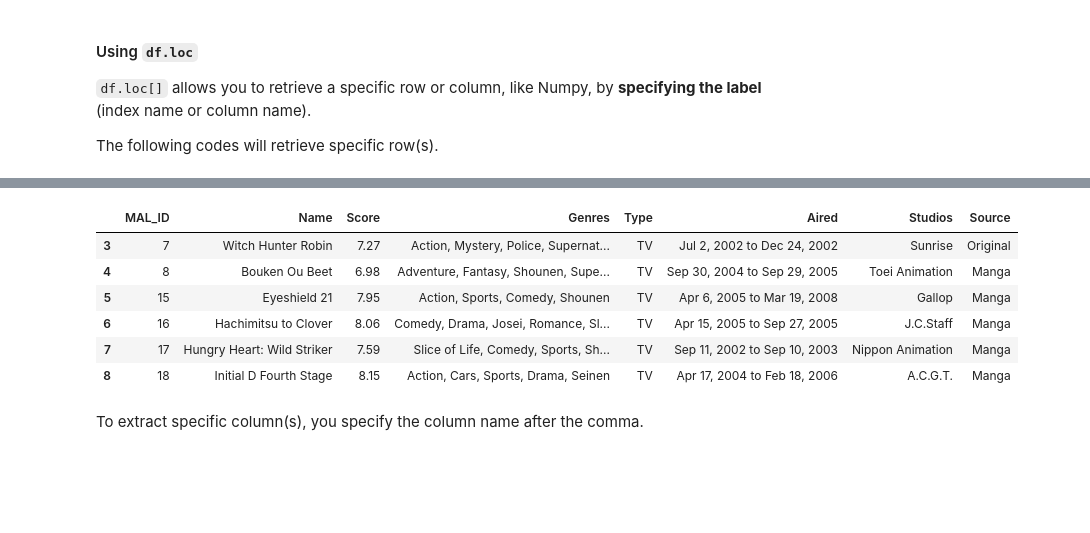
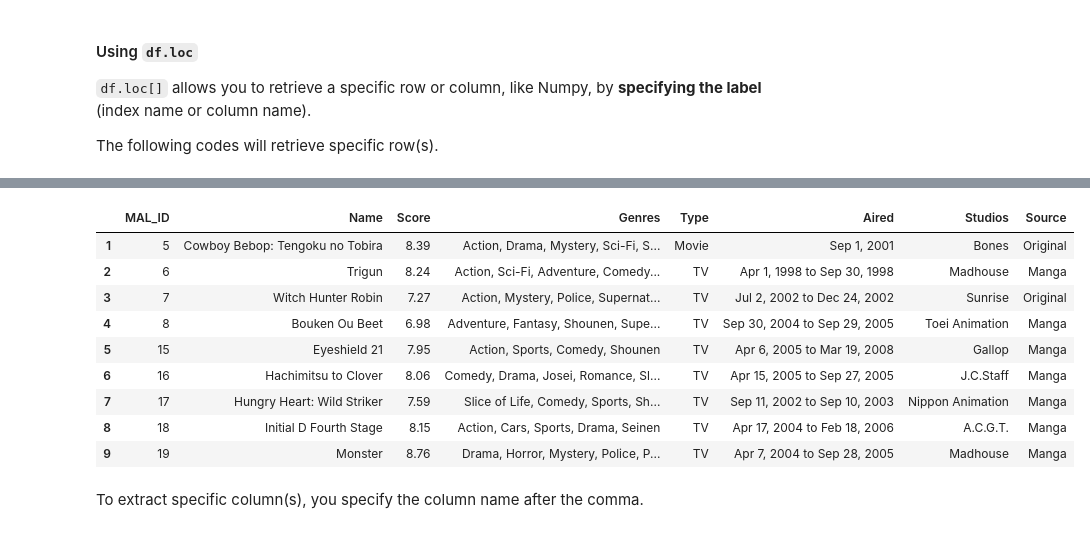
Before and after one commit to AshvinAA/Consumer_Intelligence, a Jupyter notebook: Pandas/Pandas.ipynb, the cells around one changed output, grey strips where cells are left out. Saved outputs shown, nothing was run; the diff lists cells and outputs as text; code cells hidden in the pictures; blank space fills up the shorter version.

```diff
--- a/Pandas/Pandas.ipynb
+++ b/Pandas/Pandas.ipynb
@@ -508,14 +483,17 @@ dtype: object
 # %%
 # Specify row names (if multiple)
-anime_data_extracted.loc[3:8]
+anime_data_extracted.loc[1:9]
 # %% [output]
 |  | MAL_ID | Name | Score | Genres | Type | Aired | Studios | Source |
+| 1 | 5 | Cowboy Bebop: Tengoku no Tobira | 8.39 | Action, Drama, Mystery, Sci-Fi, S... | Movie | Sep 1, 2001 | Bones | Original |
+| 2 | 6 | Trigun | 8.24 | Action, Sci-Fi, Adventure, Comedy... | TV | Apr 1, 1998 to Sep 30, 1998 | Madhouse | Manga |
 | 3 | 7 | Witch Hunter Robin | 7.27 | Action, Mystery, Police, Supernat... | TV | Jul 2, 2002 to Dec 24, 2002 | Sunrise | Original |
 | 4 | 8 | Bouken Ou Beet | 6.98 | Adventure, Fantasy, Shounen, Supe... | TV | Sep 30, 2004 to Sep 29, 2005 | Toei Animation | Manga |
 | 5 | 15 | Eyeshield 21 | 7.95 | Action, Sports, Comedy, Shounen | TV | Apr 6, 2005 to Mar 19, 2008 | Gallop | Manga |
 | 6 | 16 | Hachimitsu to Clover | 8.06 | Comedy, Drama, Josei, Romance, Sl... | TV | Apr 15, 2005 to Sep 27, 2005 | J.C.Staff | Manga |
 | 7 | 17 | Hungry Heart: Wild Striker | 7.59 | Slice of Life, Comedy, Sports, Sh... | TV | Sep 11, 2002 to Sep 10, 2003 | Nippon Animation | Manga |
 | 8 | 18 | Initial D Fourth Stage | 8.15 | Action, Cars, Sports, Drama, Seinen | TV | Apr 17, 2004 to Feb 18, 2006 | A.C.G.T. | Manga |
+| 9 | 19 | Monster | 8.76 | Drama, Horror, Mystery, Police, P... | TV | Apr 7, 2004 to Sep 28, 2005 | Madhouse | Manga |
 # %% [markdown]
 To extract specific column(s), you specify the column name after the comma.
 # %%
```
Also changed, not shown: parts of 25 cells of this notebook, 13 other files.
